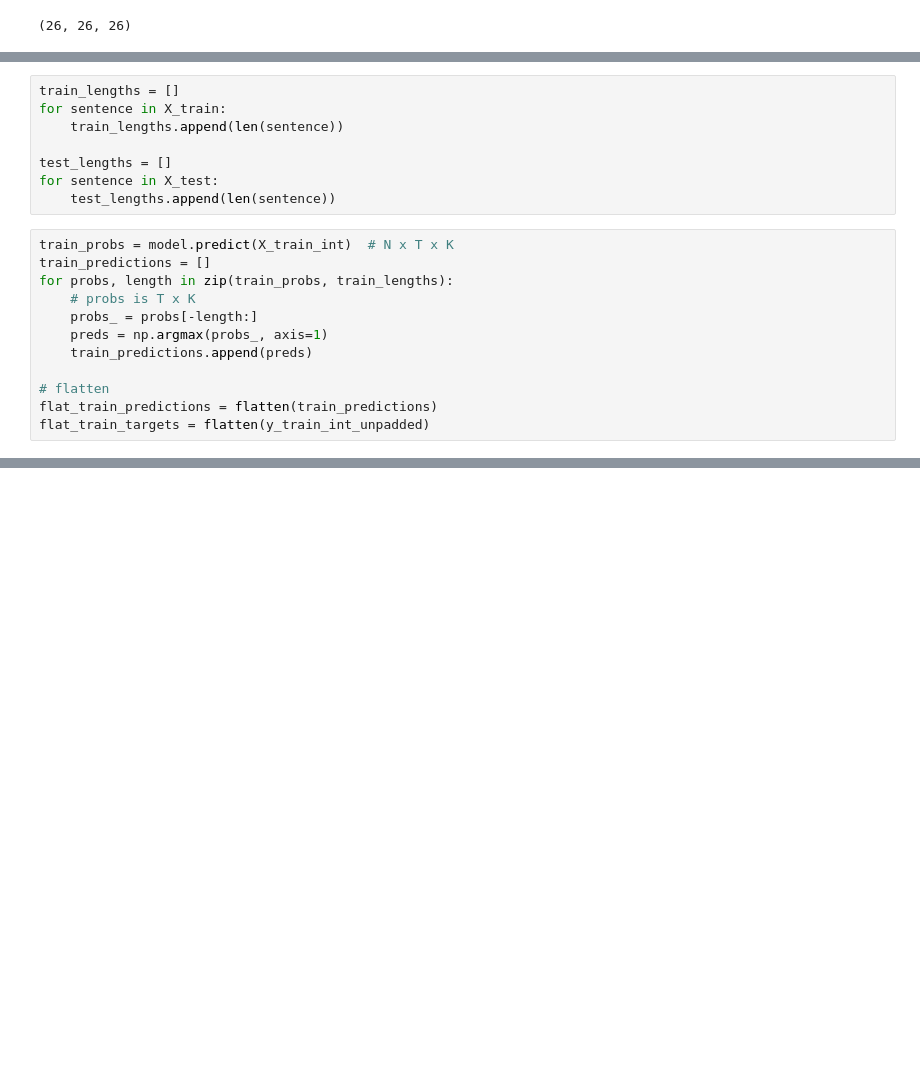
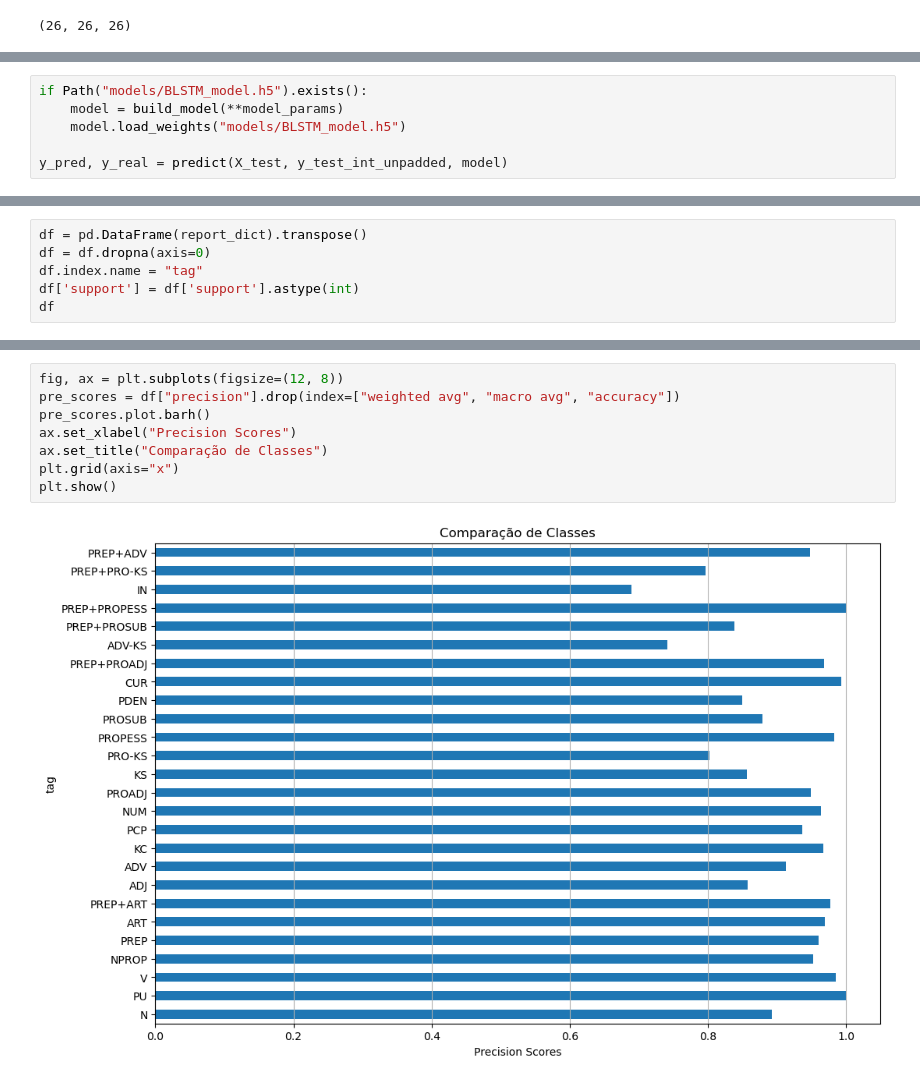
Before and after one commit to vasilva/NLP_POST, a Jupyter notebook: preprocessing.ipynb, the cells around one changed output, grey strips where cells are left out. Cells and saved outputs as stored; diff of their text form; blank space fills up the shorter version.

```diff
--- a/preprocessing.ipynb
+++ b/preprocessing.ipynb
@@ -270,20 +317,0 @@ plt.legend()
-# %%
-train_lengths = []
-for sentence in X_train:
-    train_lengths.append(len(sentence))
-
-test_lengths = []
-for sentence in X_test:
-    test_lengths.append(len(sentence))
-# %%
-train_probs = model.predict(X_train_int)  # N x T x K
-train_predictions = []
-for probs, length in zip(train_probs, train_lengths):
-    # probs is T x K
-    probs_ = probs[-length:]
-    preds = np.argmax(probs_, axis=1)
-    train_predictions.append(preds)
-
-# flatten
-flat_train_predictions = flatten(train_predictions)
-flat_train_targets = flatten(y_train_int_unpadded)
@@ -305,0 +364,6 @@ flat_test_targets = flatten(y_test_int_unpadded)
+# %%
+if Path("models/BLSTM_model.h5").exists():
+    model = build_model(**model_params)
+    model.load_weights("models/BLSTM_model.h5")
+
+y_pred, y_real = predict(X_test, y_test_int_unpadded, model)
@@ -344,0 +414,6 @@ Test f1: 0.7548510612922891
+# %%
+df = pd.DataFrame(report_dict).transpose()
+df = df.dropna(axis=0)
+df.index.name = "tag"
+df['support'] = df['support'].astype(int)
+df
@@ -344,0 +439,10 @@ Test f1: 0.7548510612922891
+# %%
+fig, ax = plt.subplots(figsize=(12, 8))
+pre_scores = df["precision"].drop(index=["weighted avg", "macro avg", "accuracy"])
+pre_scores.plot.barh()
+ax.set_xlabel("Precision Scores")
+ax.set_title("Comparação de Classes")
+plt.grid(axis="x")
+plt.show()
+# %% [output]
+[figure, added]
```
Also changed, not shown: parts of 52 cells of this notebook, 2 other files.
